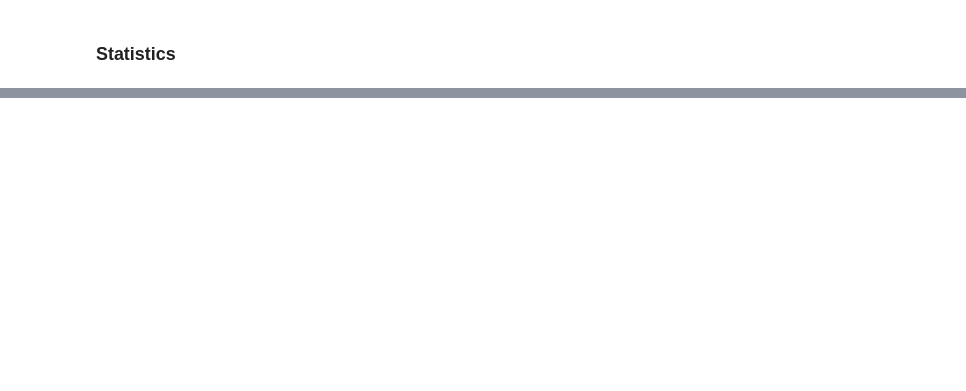
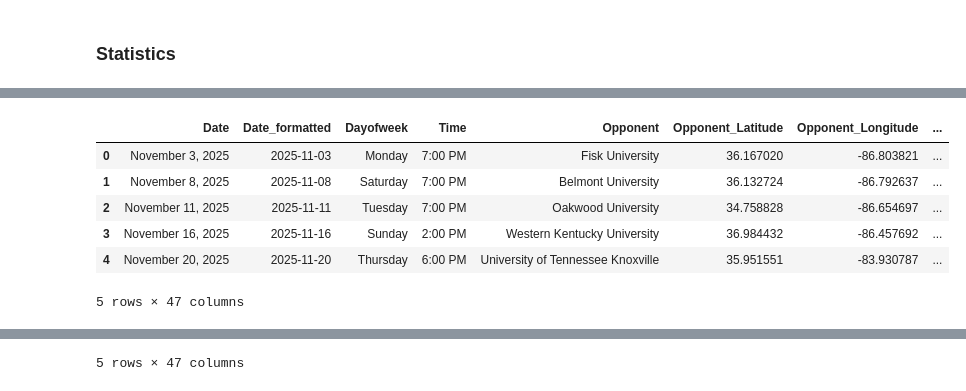
Before and after one commit to e-harrell/TSUBasketball, a Jupyter notebook: initial code.ipynb, the cells around one changed output, grey strips where cells are left out. Saved outputs shown, nothing was run; the diff lists cells and outputs as text; code cells hidden in the pictures; blank space fills up the shorter version.

```diff
--- a/initial code.ipynb
+++ b/initial code.ipynb
@@ -1205,5 +1898,12 @@ df.isna().sum()
 # %%
-#reset index for df
-df=df.reset_index(drop=True)
+#look at top and bottom of df
 df.head()
 df.tail()
+# %% [output]
+|  | Date | Date_formatted | Dayofweek | Time | Opponent | Opponent_Latitude | Opponent_Longitude | ... |
+| 0 | November 3, 2025 | 2025-11-03 | Monday | 7:00 PM | Fisk University | 36.167020 | -86.803821 | ... |
+| 1 | November 8, 2025 | 2025-11-08 | Saturday | 7:00 PM | Belmont University | 36.132724 | -86.792637 | ... |
+| 2 | November 11, 2025 | 2025-11-11 | Tuesday | 7:00 PM | Oakwood University | 34.758828 | -86.654697 | ... |
+| 3 | November 16, 2025 | 2025-11-16 | Sunday | 2:00 PM | Western Kentucky University | 36.984432 | -86.457692 | ... |
+| 4 | November 20, 2025 | 2025-11-20 | Thursday | 6:00 PM | University of Tennessee Knoxville | 35.951551 | -83.930787 | ... |
+5 rows × 47 columns
@@ -1210,3 +1916,4 @@ df.tail()
+5 rows × 47 columns
 # %%
 #save data as csv file
 df.to_csv("TSUdata.csv", index=False, encoding='utf-8')
```
Also changed, not shown: parts of 46 cells of this notebook.
